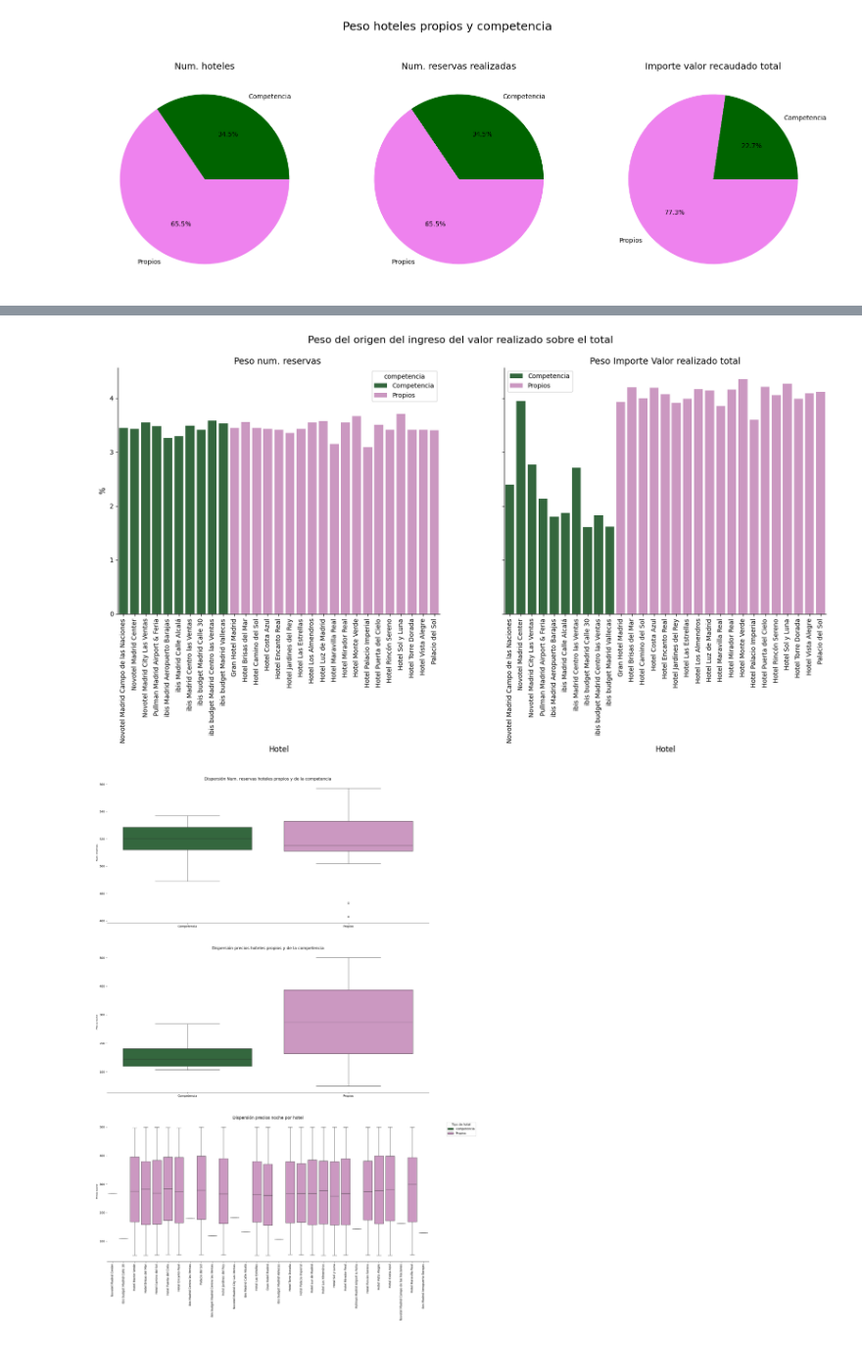
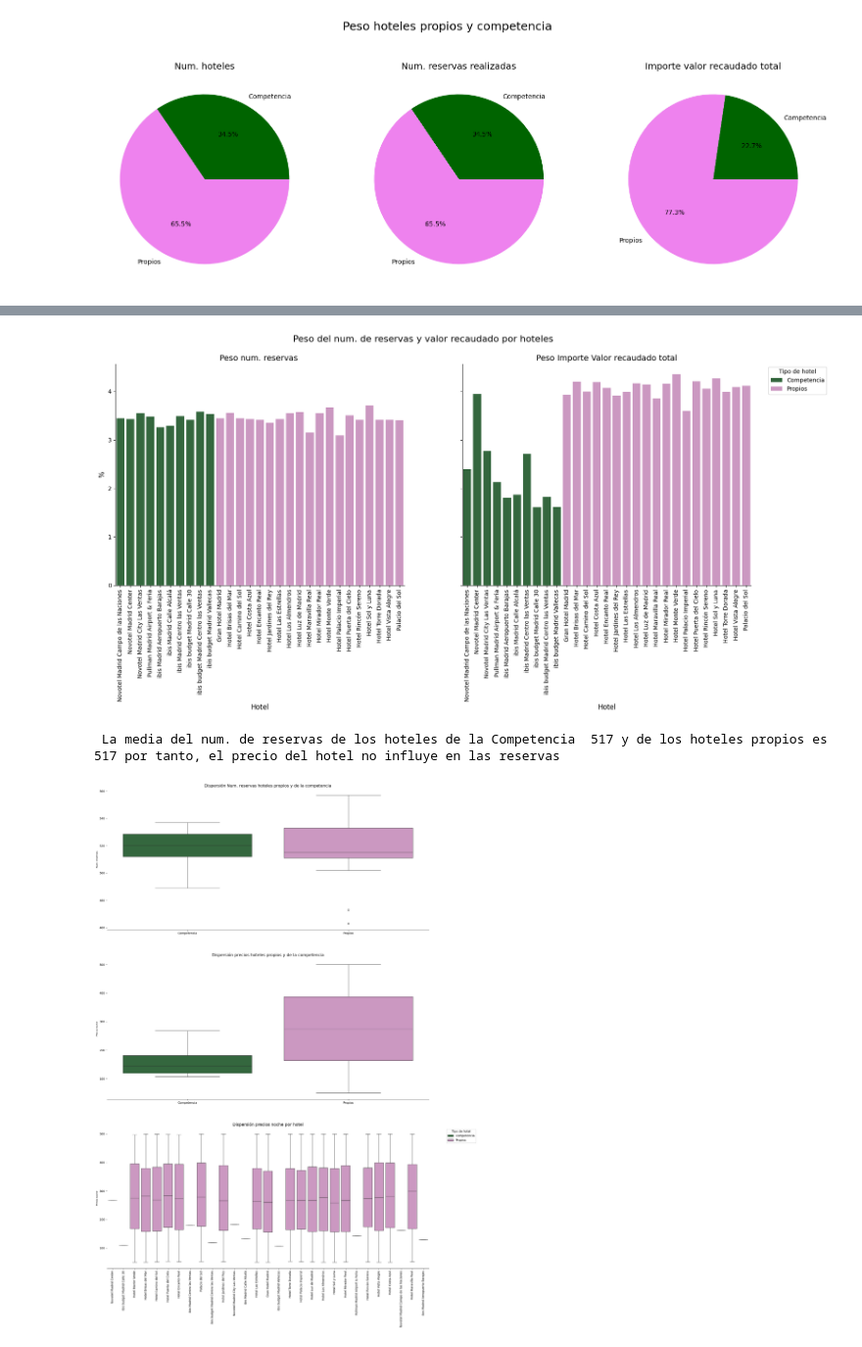
Before and after one commit to VanesaFloresRivera/Proyecto_ETL, a Jupyter notebook: notebooks/EDA.ipynb, the cells around one changed output, grey strips where cells are left out. Shown at 98% size. Cells and saved outputs as stored; diff of their text form; code cells hidden in the pictures.

```diff
--- a/notebooks/EDA.ipynb
+++ b/notebooks/EDA.ipynb
@@ -170,30 +170,37 @@ df_importes_agrupación_competencia_nombrehotel
 # %%
 orden_hoteles = df_importes_agrupación_competencia_nombrehotel.nombre_hotel.values.tolist()
 fig, axes = plt.subplots(1, 2, sharex= False, sharey=True, figsize= (20,7))
-fig.suptitle('Peso del origen del ingreso del valor realizado sobre el total', fontsize=16)
+fig.suptitle('Peso del num. de reservas y valor recaudado por hoteles', fontsize=16)
 
 
 sns.barplot(data=df_importes_agrupación_competencia_nombrehotel, x='nombre_hotel', y= 'Peso_categoria', hue='competencia',palette='cubehelix',ax=axes[0], order= orden_hoteles)
 axes[0].tick_params(axis='x', rotation=90, labelsize=10)
 axes[0].set_ylabel('%', fontsize = 12)
 axes[0].set_xlabel('Hotel', fontsize = 12)
 axes[0].set_title('Peso num. reservas ', fontsize = 14)
 axes[0].spines['right'].set_visible(False)
 axes[0].spines['top'].set_visible(False)
+axes[0].legend().remove()
 
 
 sns.barplot(data=df_importes_agrupación_competencia_nombrehotel, x='nombre_hotel', y= 'Peso_total_valor_recaudado', palette='cubehelix',ax=axes[1],  hue='competencia', order= orden_hoteles)
 axes[1].tick_params(axis='x', rotation=90, labelsize=10)
 axes[1].set_ylabel('%', fontsize = 12)
 axes[1].set_xlabel('Hotel', fontsize = 12)
-axes[1].set_title('Peso Importe Valor realizado total', fontsize = 14)
+axes[1].set_title('Peso Importe Valor recaudado total', fontsize = 14)
 axes[1].spines['right'].set_visible(False)
 axes[1].spines['top'].set_visible(False)
-axes[1].legend();
+axes[1].legend(title = 'Tipo de hotel', title_fontsize =10,bbox_to_anchor=(1.05,1), loc = "upper left");
 # %% [output]
-[figure, old version]
+[figure, new version]
 # %%
 df_importes_agrupación_competencia_nombrehotel_4= df.groupby(['competencia', 'nombre_hotel'])['precio_noche'].count().reset_index()
+# %%
+
+df_recuento = round(df_importes_agrupación_competencia_nombrehotel_4.groupby('competencia')['precio_noche'].agg([ "sum", "count","mean"]).reset_index(),2)
+print(f' La media del num. de reservas de los hoteles de la Competencia  {int(df_recuento.iloc[0,3])} y de los hoteles propios es {int(df_recuento.iloc[1,3])} por tanto, el precio del hotel no influye en las reservas')
+# %% [output]
+ La media del num. de reservas de los hoteles de la Competencia  517 y de los hoteles propios es 517 por tanto, el precio del hotel no influye en las reservas
 # %%
 fig, axes = plt.subplots(3, 1, sharex= False, sharey=False, figsize= (20,30))
 
```
Also changed, not shown: parts of 1 cell of this notebook, 1 other file.
